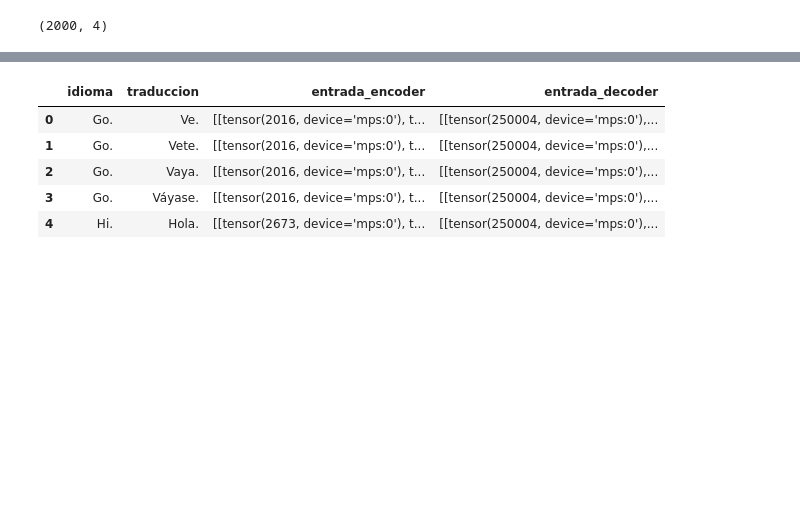
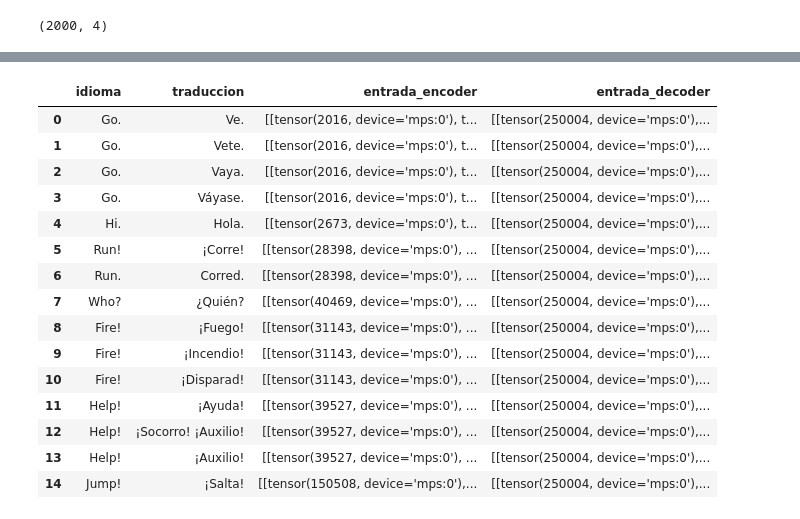
Before and after one commit to joseluis0605/TFM, a Jupyter notebook: main_entrenamiento.ipynb, the cells around one changed output, grey strips where cells are left out. Cells and saved outputs as stored; diff of their text form; code cells hidden in the pictures; blank space fills up the shorter version.

```diff
--- a/main_entrenamiento.ipynb
+++ b/main_entrenamiento.ipynb
@@ -15,7 +15,7 @@ print("todo okey")
 # %% [output]
 todo okey
 # %%
-dataset = pd.read_csv("dataset_train/merge_small.csv", sep=",", encoding="utf-8")
+dataset = pd.read_csv("dataset_train/", sep=",", encoding="utf-8")
 dataset.head(10)
 # %% [output]
 |  | idioma | traduccion |
@@ -79,14 +79,24 @@ dataset.info
 [2000 rows x 4 columns]>
 # %%
 #dataset_reducido.tail(20)
-dataset.head()
+dataset.head(15)
 # %% [output]
 |  | idioma | traduccion | entrada_encoder | entrada_decoder |
 | 0 | Go. | Ve. | [[tensor(2016, device='mps:0'), t... | [[tensor(250004, device='mps:0'),... |
 | 1 | Go. | Vete. | [[tensor(2016, device='mps:0'), t... | [[tensor(250004, device='mps:0'),... |
 | 2 | Go. | Vaya. | [[tensor(2016, device='mps:0'), t... | [[tensor(250004, device='mps:0'),... |
 | 3 | Go. | Váyase. | [[tensor(2016, device='mps:0'), t... | [[tensor(250004, device='mps:0'),... |
 | 4 | Hi. | Hola. | [[tensor(2673, device='mps:0'), t... | [[tensor(250004, device='mps:0'),... |
+| 5 | Run! | ¡Corre! | [[tensor(28398, device='mps:0'), ... | [[tensor(250004, device='mps:0'),... |
+| 6 | Run. | Corred. | [[tensor(28398, device='mps:0'), ... | [[tensor(250004, device='mps:0'),... |
+| 7 | Who? | ¿Quién? | [[tensor(40469, device='mps:0'), ... | [[tensor(250004, device='mps:0'),... |
+| 8 | Fire! | ¡Fuego! | [[tensor(31143, device='mps:0'), ... | [[tensor(250004, device='mps:0'),... |
+| 9 | Fire! | ¡Incendio! | [[tensor(31143, device='mps:0'), ... | [[tensor(250004, device='mps:0'),... |
+| 10 | Fire! | ¡Disparad! | [[tensor(31143, device='mps:0'), ... | [[tensor(250004, device='mps:0'),... |
+| 11 | Help! | ¡Ayuda! | [[tensor(39527, device='mps:0'), ... | [[tensor(250004, device='mps:0'),... |
+| 12 | Help! | ¡Socorro! ¡Auxilio! | [[tensor(39527, device='mps:0'), ... | [[tensor(250004, device='mps:0'),... |
+| 13 | Help! | ¡Auxilio! | [[tensor(39527, device='mps:0'), ... | [[tensor(250004, device='mps:0'),... |
+| 14 | Jump! | ¡Salta! | [[tensor(150508, device='mps:0'),... | [[tensor(250004, device='mps:0'),... |
 # %%
 # Device
 device = torch.device("cpu")
```
Also changed, not shown: parts of 6 cells of this notebook.
